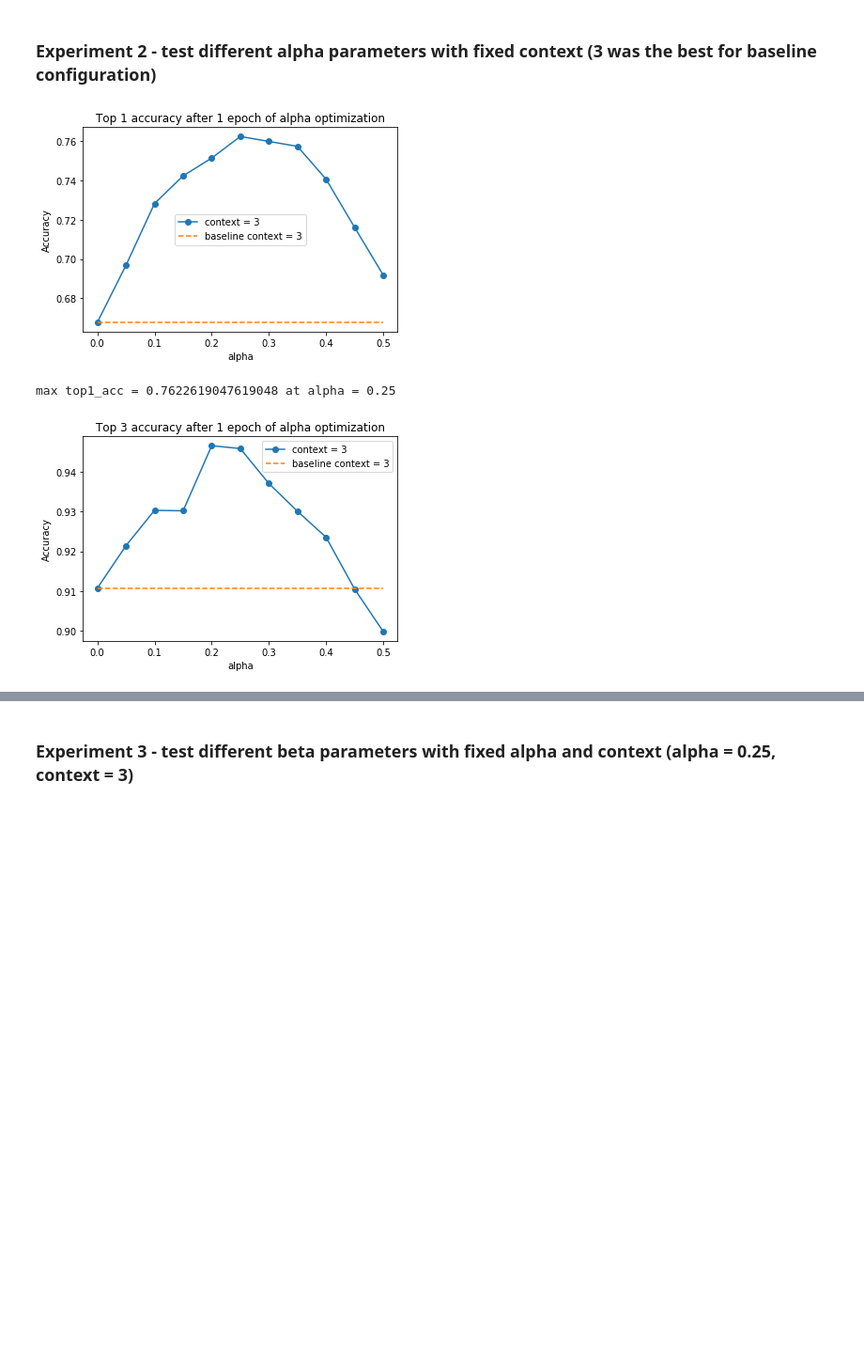
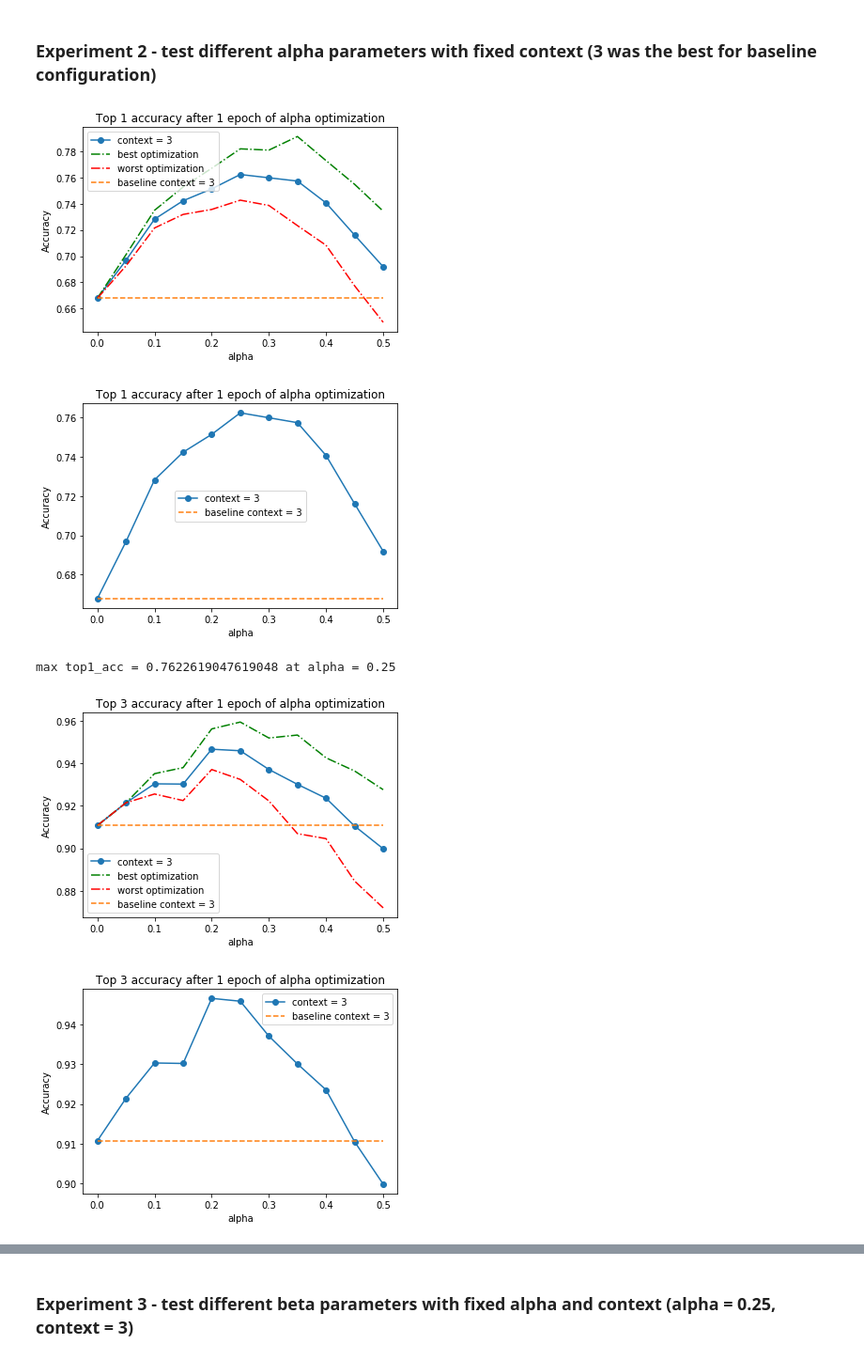
Before and after one commit to gberinger/automatic-wiki-links, a Jupyter notebook: experiments/alpha_beta_context_optimalizations/new_plots.ipynb, the cells around one changed output, grey strips where cells are left out. Shown: that part at 94% size. Saved outputs shown, nothing was run; the diff lists cells and outputs as text; code cells hidden in the pictures; blank space fills up the shorter version.

Commit message:
Plot std in experiments with deterministic baseline

```diff
--- a/experiments/alpha_beta_context_optimalizations/new_plots.ipynb
+++ b/experiments/alpha_beta_context_optimalizations/new_plots.ipynb
@@ -10,3 +11,21 @@ title_desc["top3_acc"] = "Top 3 accuracy"
+# %%
+def calc_top_std_and_range(experiments_path_prefix, top_k, experiment):
+    top_acc = None
+    values =  None
+
+    for i in range(num_shuffles):
+        results_df = pd.read_csv("{}{}/results.csv".format(experiments_path_prefix, i))
+        if top_acc is None:
+            top_acc = results_df[top_k]
+        else:
+            top_acc = top_acc + results_df[top_k]
+        if values is None:
+            values = np.zeros((top_acc.size, num_shuffles))
+
+        for j in range(results_df[top_k].size):
+            values[j][i] = results_df[top_k][j]
+
+    return top_acc/num_shuffles, np.std(values, axis=1), results_df[experiment]
 # %% [markdown]
 ### Baseline values
 # %%
@@ -70,39 +92,41 @@ for top_k in tested_top_ks:
 # %%
 tested_top_ks = ["top1_acc", "top3_acc"]
 experiment = "alpha"
 experiment_no = 2
 subexperiment_no = 5
-experiment_path = "../experiment{}/{}{}_0/".format(experiment_no, experiment, subexperiment_no)
-with open(experiment_path + 'args.txt') as f:
+experiment_path_prefix = "../experiment{}/{}{}_".format(experiment_no, experiment, subexperiment_no)
+with open(experiment_path_prefix + "0/args.txt") as f:
     data = json.load(f)
     assert(data["shuffle"])
     context = data["context"]
 
 for top_k in tested_top_ks:
-    results_df = pd.read_csv(experiment_path + 'results.csv')
-    top_acc = 0 * results_df[top_k]
-    num_shuffles = 30
-    for i in range(num_shuffles):
-        experiment_path = "../experiment{}/{}{}_{}/".format(experiment_no, experiment, subexperiment_no, i)
-        results_df = pd.read_csv(experiment_path + 'results.csv')
-        top_acc = top_acc + results_df[top_k]
-    top_acc = top_acc/num_shuffles
-    plt.plot(results_df[experiment], top_acc, 'o-', label="context = {}".format(context))
-    plt.plot(results_df[experiment], [results_df[top_k][0] for _ in top_acc], '--', label="baseline context = {}".format(context))
+    fig_name = 'exp{}_{}_{}.png'.format(experiment_no, experiment, top_k)
+    for use_std in [True, False]:
+        top_acc, std, tested_range = calc_top_std_and_range(experiment_path_prefix, top_k, experiment)
+        plt.plot(tested_range, top_acc, 'o-', label="context = {}".format(context))
+        if use_std:
+            plt.plot(tested_range, top_acc + 2*std, 'g-.', label="best optimization")
+            plt.plot(tested_range, top_acc - 2*std, 'r-.', label="worst optimization")
+            fig_name = 'exp{}_{}_{}_with_std.png'.format(experiment_no, experiment, top_k)
 
-    plt.xlabel(experiment)
-    plt.ylabel('Accuracy')
-    plt.title( title_desc[top_k] + " after 1 epoch of " + experiment + " optimization")
-    plt.legend()
-    plt.savefig('exp{}_{}_{}.png'.format(experiment_no, experiment, top_k))
-    plt.show()
+        plt.plot(tested_range, [top_acc[0] for _ in top_acc], '--', label="baseline context = {}".format(context))
+
+        plt.xlabel(experiment)
+        plt.ylabel('Accuracy')
+        plt.title( title_desc[top_k] + " after 1 epoch of " + experiment + " optimization")
+        plt.legend()
+        plt.savefig('exp{}_{}_{}.png'.format(experiment_no, experiment, top_k))
+        plt.show()
 
     max_acc = top_acc.max()
-    print('max {} = {} at {} = {} '.format(top_k, max_acc, experiment,results_df[experiment][top_acc.idxmax()]))
+    print('max {} = {} at {} = {} '.format(top_k, max_acc, experiment,tested_range[top_acc.idxmax()]))
 # %% [output]
-[figure, old version]
+[figure, new version]
+[figure, new version]
 max top1_acc = 0.7622619047619048 at alpha = 0.25
-[figure, old version]
+[figure, added]
+[figure, added]
 max top3_acc = 0.946666666666667 at alpha = 0.2
 # %% [markdown]
 ### Experiment 3 - test different beta parameters with fixed alpha and context (alpha = 0.25, context = 3)
```
Also changed, not shown: parts of 5 cells of this notebook, 8 other files.
